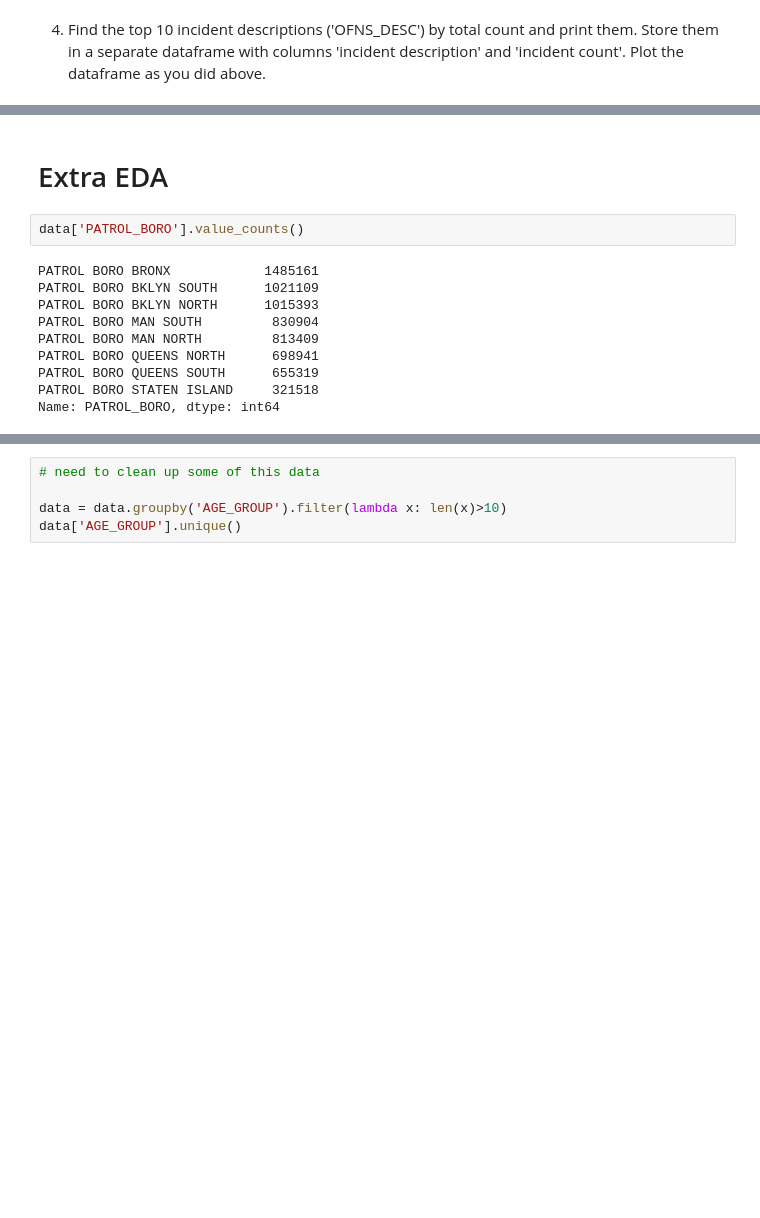
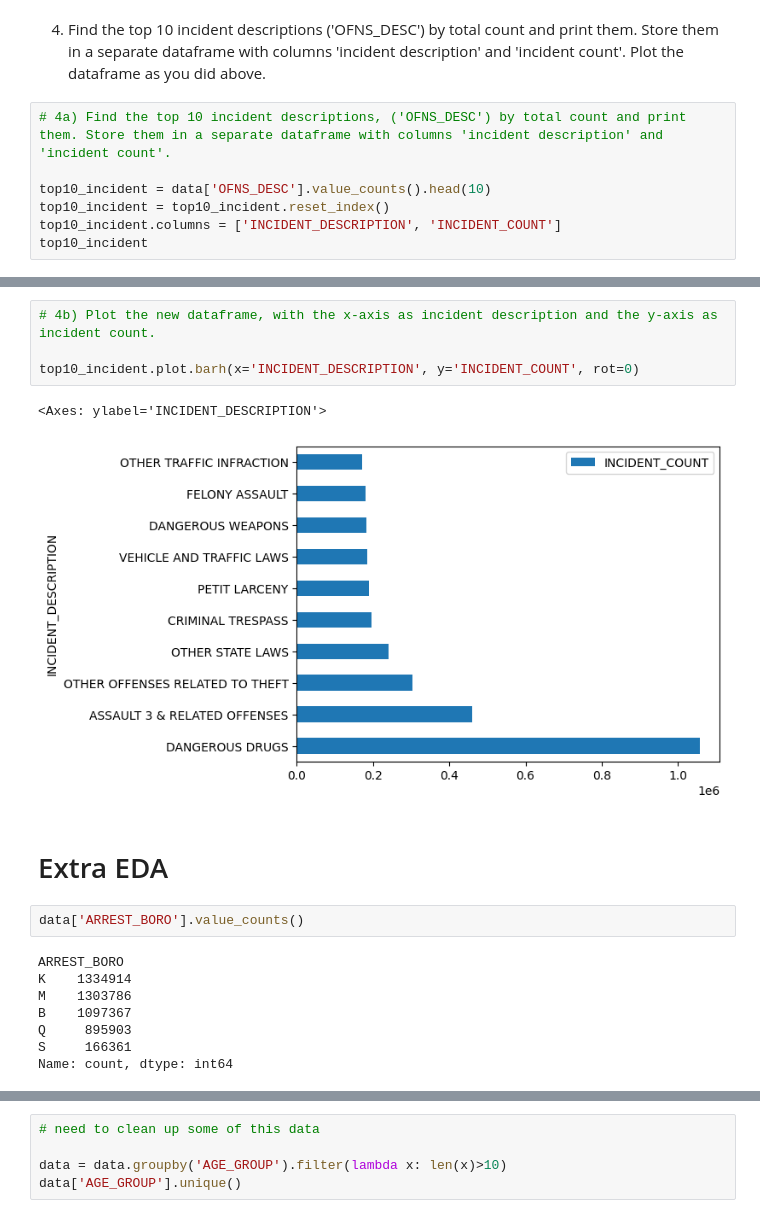
Before and after one commit to BrennanStopnik/401_work, a Jupyter notebook: 6_27.ipynb, the cells around one changed output, grey strips where cells are left out. Cells and saved outputs as stored; diff of their text form; blank space fills up the shorter version.

```diff
--- a/6_27.ipynb
+++ b/6_27.ipynb
@@ -191,3 +236,10 @@ memory usage: 27.9+ MB
 # %% [markdown]
 4) Find the top 10 incident descriptions
 ('OFNS_DESC') by total count and print them. Store them in a separate dataframe with columns 'incident description' and 'incident count'. Plot the dataframe as you did above.
+# %%
+# 4a) Find the top 10 incident descriptions, ('OFNS_DESC') by total count and print them. Store them in a separate dataframe with columns 'incident description' and 'incident count'.
+
+top10_incident = data['OFNS_DESC'].value_counts().head(10)
+top10_incident = top10_incident.reset_index()
+top10_incident.columns = ['INCIDENT_DESCRIPTION', 'INCIDENT_COUNT']
+top10_incident
@@ -194,17 +258,22 @@ memory usage: 27.9+ MB
+# %%
+# 4b) Plot the new dataframe, with the x-axis as incident description and the y-axis as incident count.
+
+top10_incident.plot.barh(x='INCIDENT_DESCRIPTION', y='INCIDENT_COUNT', rot=0)
+# %% [output]
+<Axes: ylabel='INCIDENT_DESCRIPTION'>
+[figure, added]
 # %% [markdown]
 # Extra EDA
 # %%
-data['PATROL_BORO'].value_counts()
+data['ARREST_BORO'].value_counts()
 # %% [output]
-PATROL BORO BRONX            1485161
-PATROL BORO BKLYN SOUTH      1021109
-PATROL BORO BKLYN NORTH      1015393
-PATROL BORO MAN SOUTH         830904
-PATROL BORO MAN NORTH         813409
-PATROL BORO QUEENS NORTH      698941
-PATROL BORO QUEENS SOUTH      655319
-PATROL BORO STATEN ISLAND     321518
-Name: PATROL_BORO, dtype: int64
+ARREST_BORO
+K    1334914
+M    1303786
+B    1097367
+Q     895903
+S     166361
+Name: count, dtype: int64
 # %%
 data
 # %% [output]
```
Also changed, not shown: parts of 22 cells of this notebook, 4 other files.
